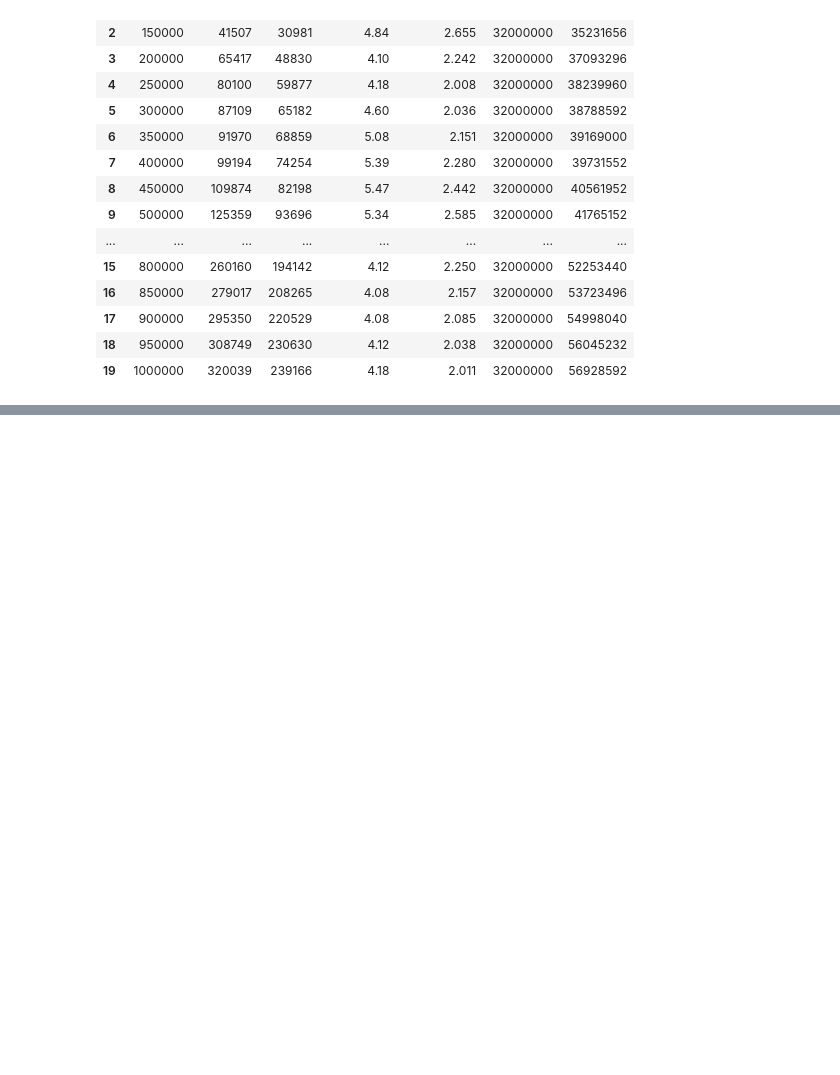
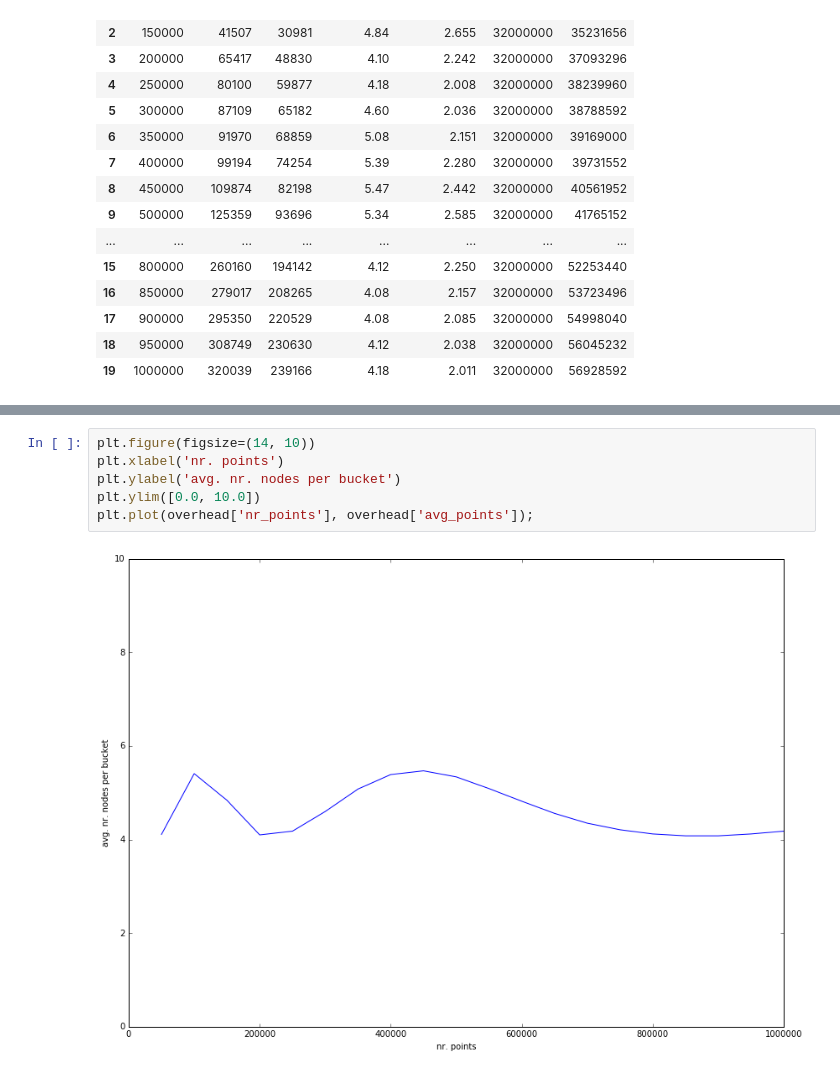
Before and after one commit to gjbex/training-material, a Jupyter notebook: C/Tree_2k/benchmark/scaling_overhead.ipynb, the cells around one changed output, grey strips where cells are left out. Drawn from its saved outputs; the diff is of its cells as text; blank space fills up the shorter version.

```diff
--- a/C/Tree_2k/benchmark/scaling_overhead.ipynb
+++ b/C/Tree_2k/benchmark/scaling_overhead.ipynb
@@ -68,0 +91,8 @@ overhead
+# %%
+plt.figure(figsize=(14, 10))
+plt.xlabel('nr. points')
+plt.ylabel('avg. nr. nodes per bucket')
+plt.ylim([0.0, 10.0])
+plt.plot(overhead['nr_points'], overhead['avg_points']);
+# %% [output]
+[figure, added]
```
Also changed, not shown: parts of 3 cells of this notebook.
